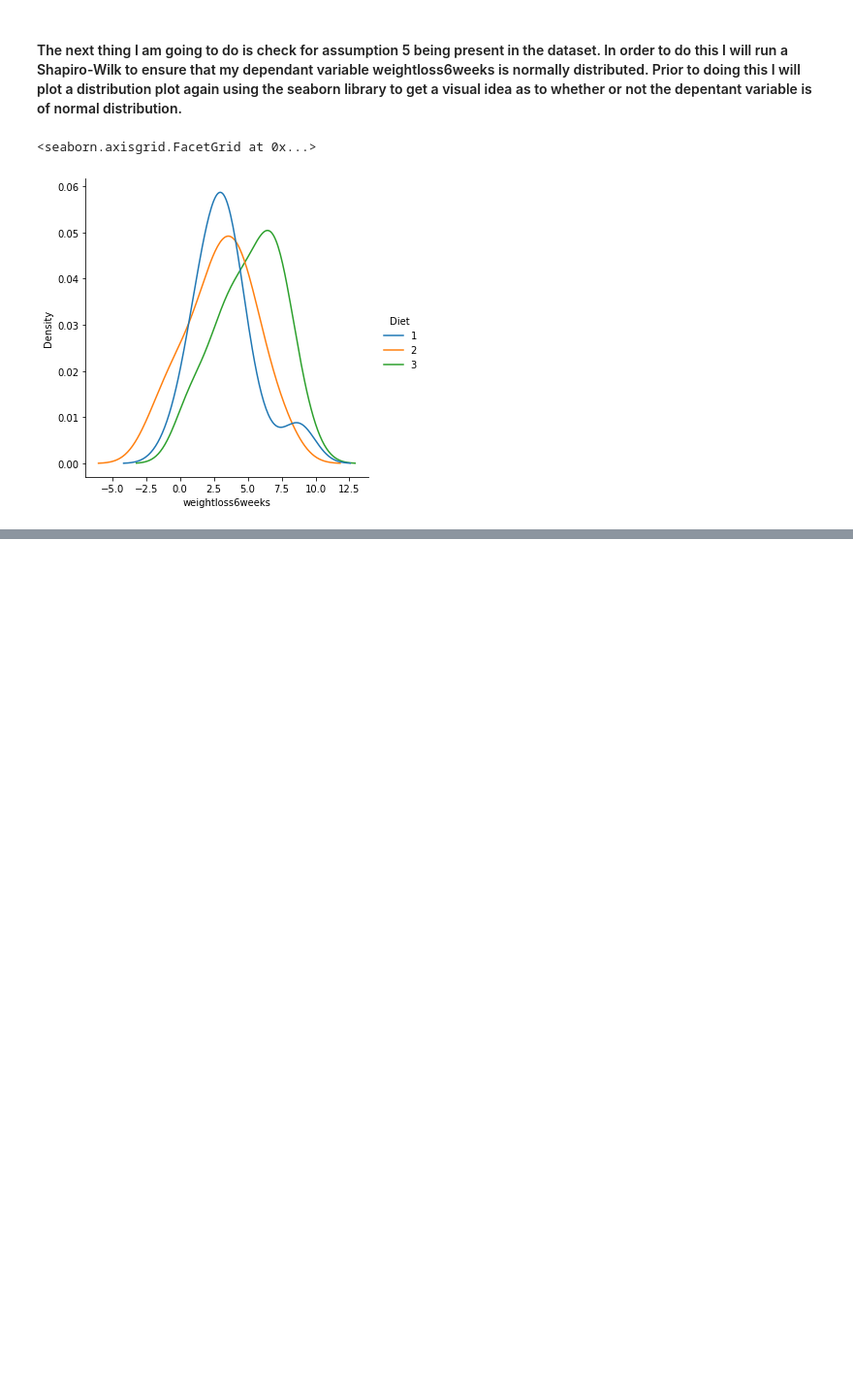
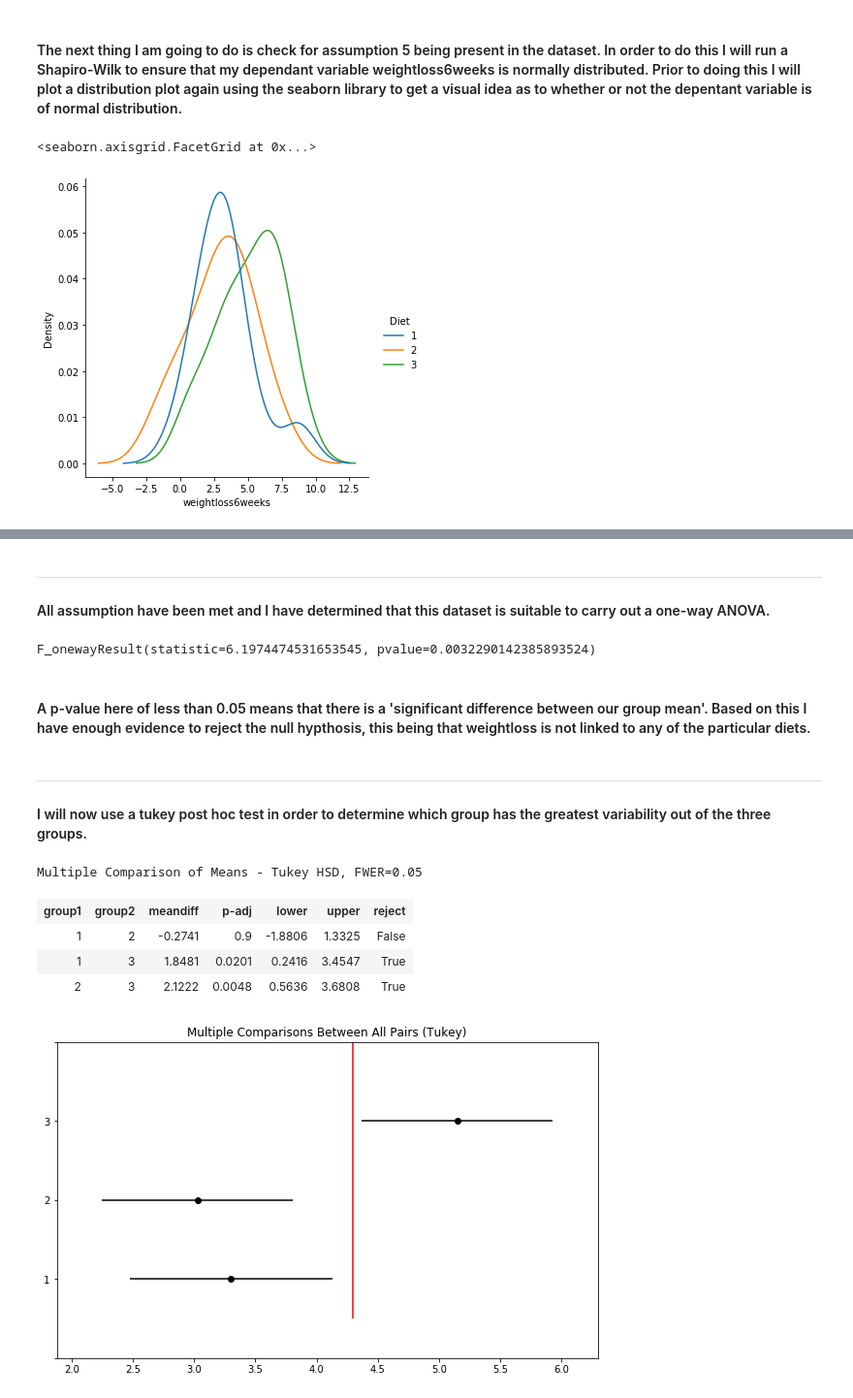
Before and after one commit to Aarondon1993/Machine-Learning-and-Statistics, a Jupyter notebook: scipy-stats.ipynb, the cells around one changed output, grey strips where cells are left out. Shown at 97% size. Drawn from its saved outputs; the diff is of its cells as text; code cells hidden in the pictures; blank space fills up the shorter version.

Commit message:
Added more ANOVA code

```diff
--- a/scipy-stats.ipynb
+++ b/scipy-stats.ipynb
@@ -95,0 +126,27 @@ import scipy.stats as ss
+# %% [markdown]
+***
+#### All assumption have been met and I have determined that this dataset is suitable to carry out a one-way ANOVA.
+# %%
+ss.f_oneway(wtl_len_one,wtl_len_two, wtl_len_three )
+# %% [output]
+F_onewayResult(statistic=6.1974474531653545, pvalue=0.0032290142385893524)
+# %% [markdown]
+#### A p-value here of less than 0.05 means that there is a 'significant difference between our group mean'. Based on this I have enough evidence to reject the null hypthosis, this being that weightloss is not linked to any of the particular diets.
+# %% [markdown]
+***
+#### I will now use a tukey post hoc test in order to determine which group has the greatest variability out of the three groups.
+# %%
+from statsmodels.stats.multicomp import pairwise_tukeyhsd
+tukey= pairwise_tukeyhsd(endog = dependant, groups = independant, alpha = 0.05)
+# %%
+import matplotlib.pyplot as plt
+tukey.plot_simultaneous()
+plt.vlines(x=4.3, ymin =-0.5,ymax=4.5, color = "red")
+tukey.summary()
+# %% [output]
+Multiple Comparison of Means - Tukey HSD, FWER=0.05
+| group1 | group2 | meandiff | p-adj | lower | upper | reject |
+| 1 | 2 | -0.2741 | 0.9 | -1.8806 | 1.3325 | False |
+| 1 | 3 | 1.8481 | 0.0201 | 0.2416 | 3.4547 | True |
+| 2 | 3 | 2.1222 | 0.0048 | 0.5636 | 3.6808 | True |
+[figure, added]
```
Also changed, not shown: parts of 11 cells of this notebook.
